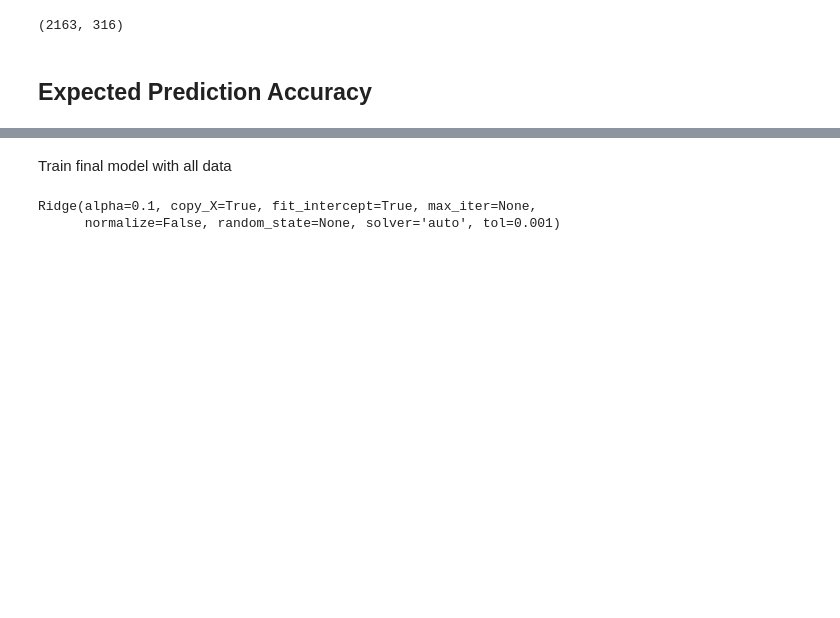
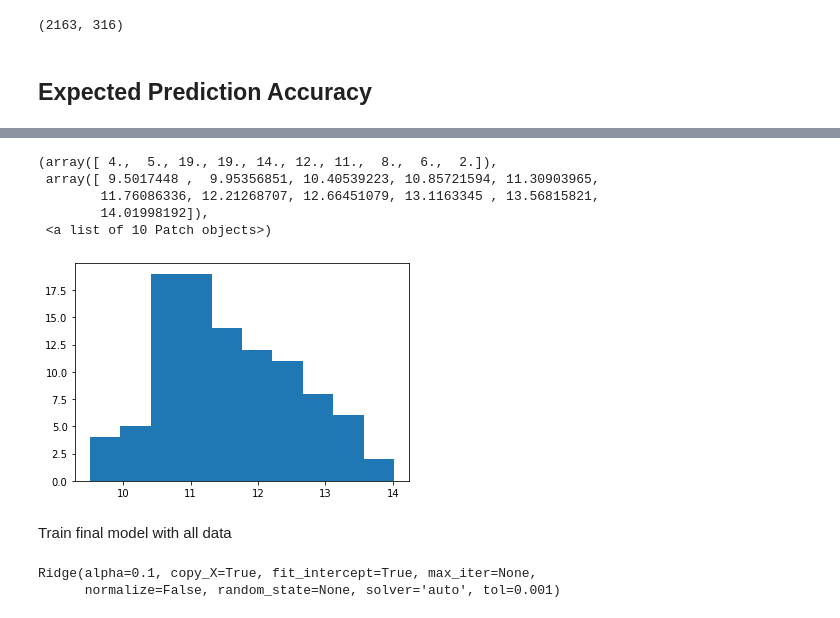
Before and after one commit to kengustafson/DD-DataScience, a Jupyter notebook: Project_2.ipynb, the cells around one changed output, grey strips where cells are left out. Drawn from its saved outputs; the diff is of its cells as text; code cells hidden in the pictures; blank space fills up the shorter version.

```diff
--- a/Project_2.ipynb
+++ b/Project_2.ipynb
@@ -798,3 +896,12 @@ print(results.std())
+# %%
+plt.hist(results, bins=10)
+# %% [output]
+(array([ 4.,  5., 19., 19., 14., 12., 11.,  8.,  6.,  2.]),
+ array([ 9.5017448 ,  9.95356851, 10.40539223, 10.85721594, 11.30903965,
+        11.76086336, 12.21268707, 12.66451079, 13.1163345 , 13.56815821,
+        14.01998192]),
+ <a list of 10 Patch objects>)
+[figure, added]
 # %% [markdown]
 Train final model with all data
 # %%
```
Also changed, not shown: parts of 42 cells of this notebook.
